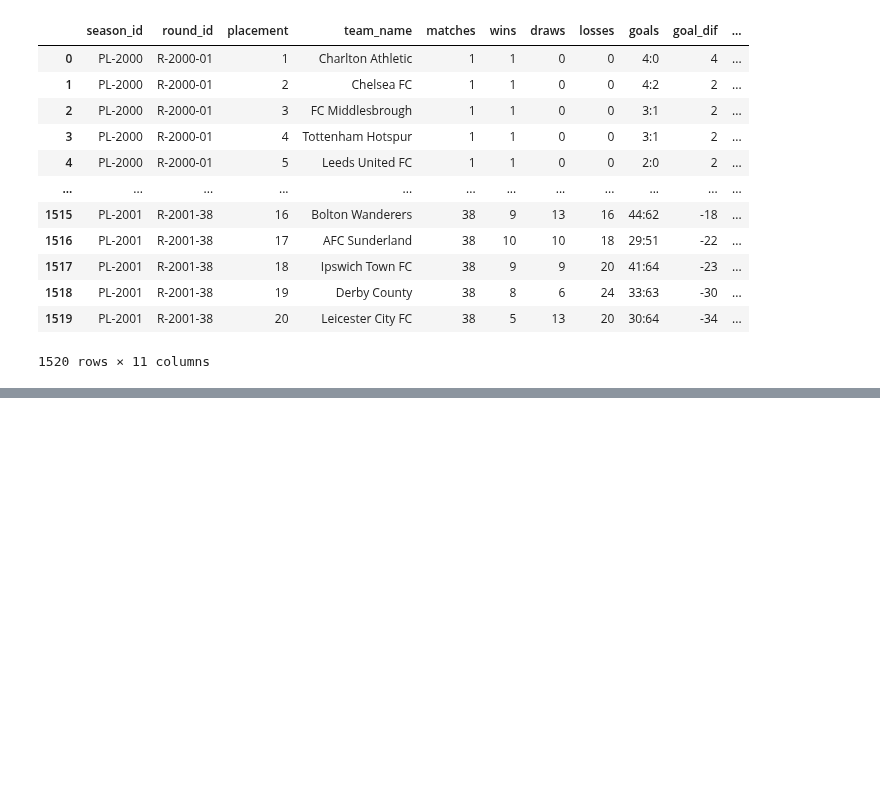
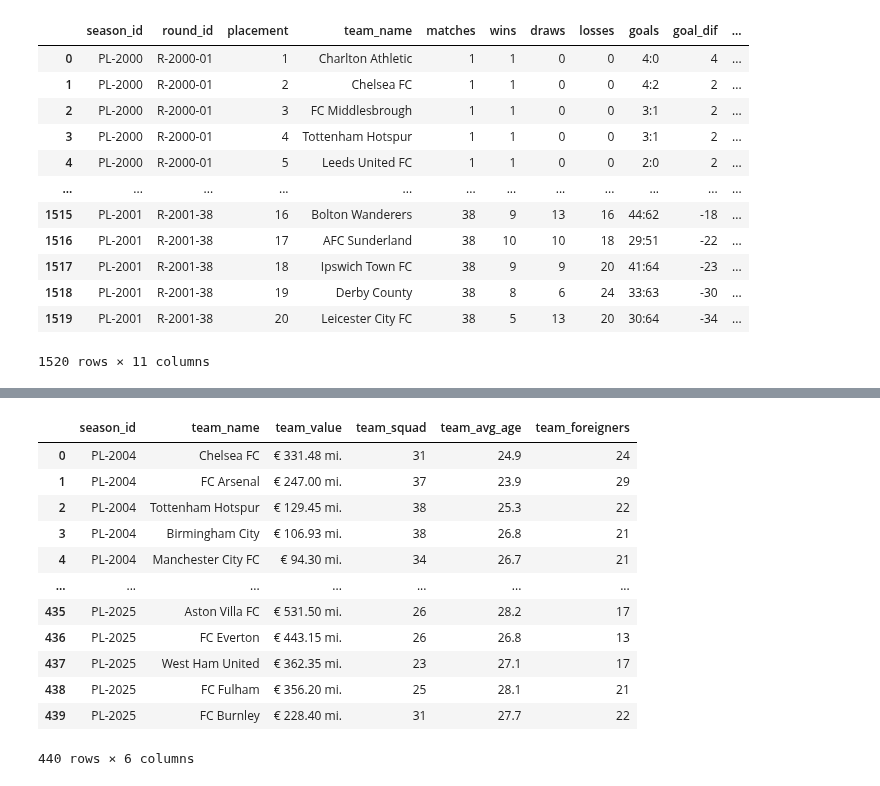
Before and after one commit to DaviGriebler/transfermarkt_scraping, a Jupyter notebook: testing scripts/oop_scraping_scripts.ipynb, the cells around one changed output, grey strips where cells are left out. Drawn from its saved outputs; the diff is of its cells as text; code cells hidden in the pictures; blank space fills up the shorter version.

Commit message:
add get_squad into oop testing scripts

```diff
--- a/testing scripts/oop_scraping_scripts.ipynb
+++ b/testing scripts/oop_scraping_scripts.ipynb
@@ -335,0 +379,27 @@ display(df_premier_placements)
+# %%
+premier_squad = []
+head = []
+
+# transfermarkt only contains values for team_value from 2004
+for season in range(2004,2026):
+    temp = get_squad(headers,'premier-league',season)
+    premier_squad += temp[1:]
+    head = temp[0]
+premier_squad.insert(0,head)
+
+df_premier_squad = pd.DataFrame(premier_squad[1:], columns=premier_squad[0])
+display(df_premier_squad)
+# %% [output]
+|  | season_id | team_name | team_value | team_squad | team_avg_age | team_foreigners |
+| 0 | PL-2004 | Chelsea FC | € 331.48 mi. | 31 | 24.9 | 24 |
+| 1 | PL-2004 | FC Arsenal | € 247.00 mi. | 37 | 23.9 | 29 |
+| 2 | PL-2004 | Tottenham Hotspur | € 129.45 mi. | 38 | 25.3 | 22 |
+| 3 | PL-2004 | Birmingham City | € 106.93 mi. | 38 | 26.8 | 21 |
+| 4 | PL-2004 | Manchester City FC | € 94.30 mi. | 34 | 26.7 | 21 |
+| ... | ... | ... | ... | ... | ... | ... |
+| 435 | PL-2025 | Aston Villa FC | € 531.50 mi. | 26 | 28.2 | 17 |
+| 436 | PL-2025 | FC Everton | € 443.15 mi. | 26 | 26.8 | 13 |
+| 437 | PL-2025 | West Ham United | € 362.35 mi. | 23 | 27.1 | 17 |
+| 438 | PL-2025 | FC Fulham | € 356.20 mi. | 25 | 28.1 | 21 |
+| 439 | PL-2025 | FC Burnley | € 228.40 mi. | 31 | 27.7 | 22 |
+440 rows × 6 columns
```
Also changed, not shown: parts of 2 cells of this notebook.
